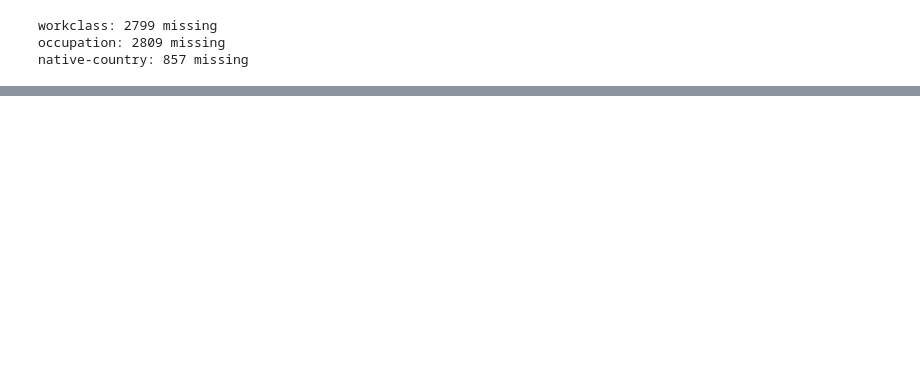
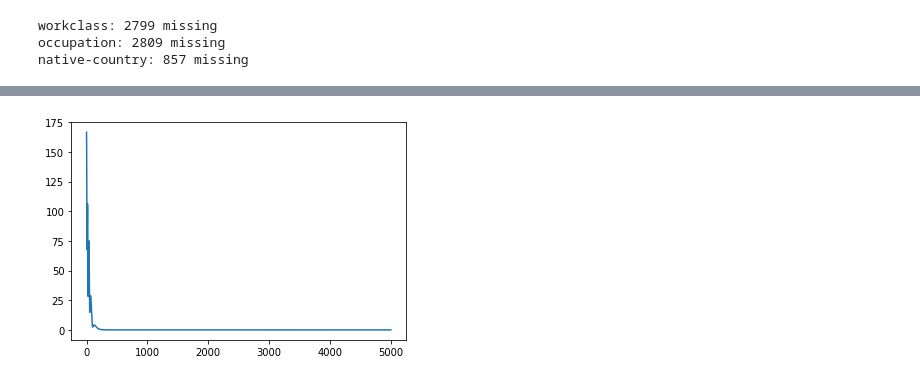
Before and after one commit to ingridxx/COMP551, a Jupyter notebook: Miniproject1/LogisticRegression.ipynb, the cells around one changed output, grey strips where cells are left out. Cells and saved outputs as stored; diff of their text form; code cells hidden in the pictures; blank space fills up the shorter version.

```diff
--- a/Miniproject1/LogisticRegression.ipynb
+++ b/Miniproject1/LogisticRegression.ipynb
@@ -155,5 +177,17 @@ native-country: 857 missing
 # y_train_adult = y_train_adult[:-1]
 new_X_train_adult = pd.DataFrame(data = X_train_adult, index = [index for index, row in y_train_adult.iteritems()], columns = [i for i in range(X_train_adult.shape[1])])
 new_X_test_adult = pd.DataFrame(data = X_test_adult, index = [index for index, row in y_test_adult.iteritems()], columns = [i for i in range(X_test_adult.shape[1])])
+def df_rescale(data):
+    for col in data:
+        this_max = data.iloc[:, col].max()
+        this_min = data.iloc[:, col].min()
+        if (this_max != this_min):
+            data.iloc[:, col] -= this_min
+            data.iloc[:, col] /= data.iloc[:, col].max()
+    return data
+
+new_X_train_adult = df_rescale(new_X_train_adult)
+new_X_test_adult = df_rescale(new_X_test_adult)
 # %%
-adult_log_reg = LogisticRegression(new_input, train_X = new_X_train_adult, train_y = y_train_adult, test_X = new_X_test_adult, test_y = y_test_adult, percentage=0.6, lr=0.1)
+adult_log_reg = LogisticRegression(new_input, train_X = new_X_train_adult, train_y = y_train_adult, test_X = new_X_test_adult, test_y = y_test_adult, max_iter=5000, percentage=0.6, lr=0.01, reg_term=0, beta=0.99)
+print(adult_log_reg.testing_accuracy)
@@ -163,0 +194,6 @@ print(adult_log_reg.testing_accuracy)
+# %%
+plt.figure(100)
+plt.plot(adult_log_reg.gradient_values)
+plt.show()
+# %% [output]
+[figure, added]
```
Also changed, not shown: parts of 7 cells of this notebook.
